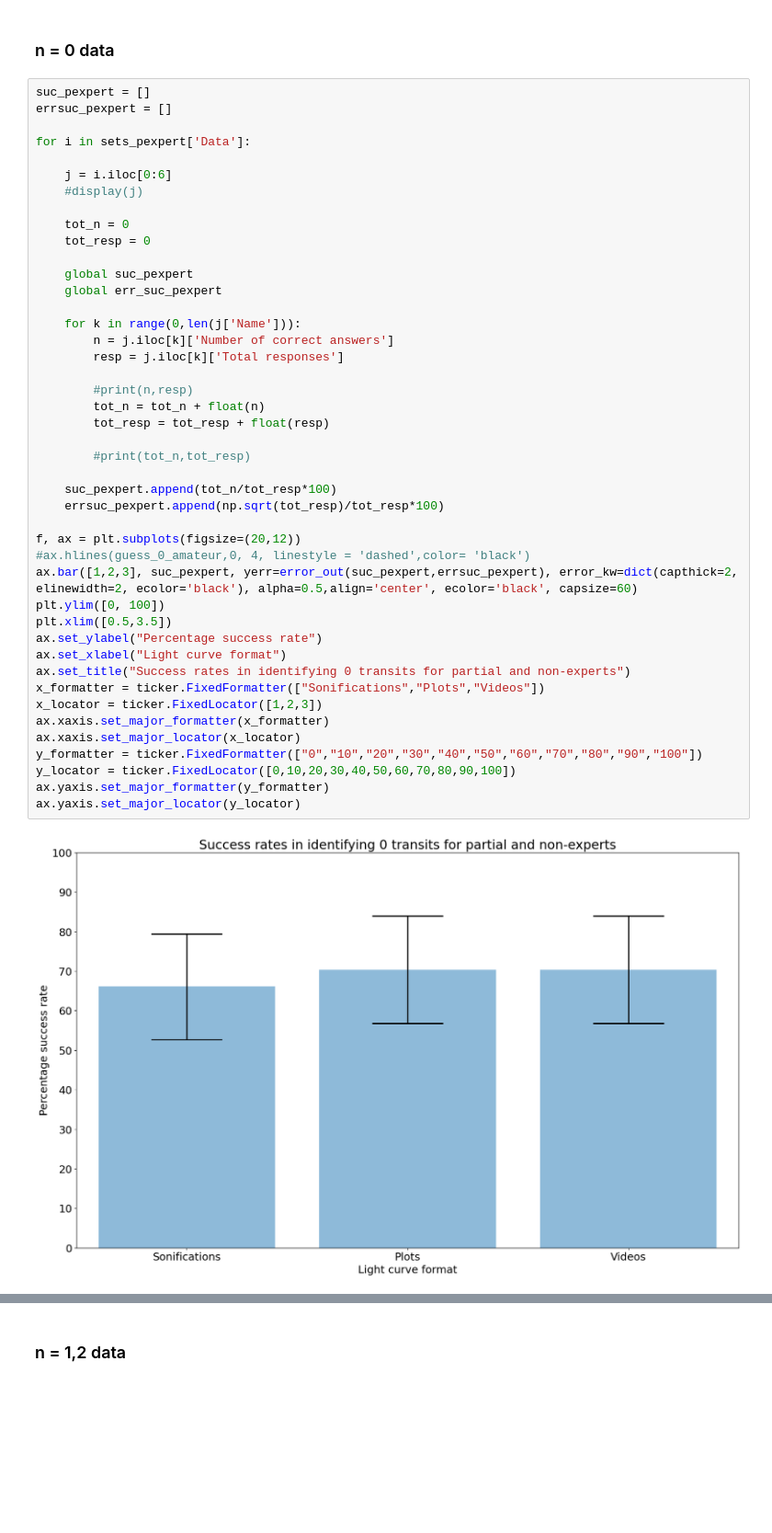
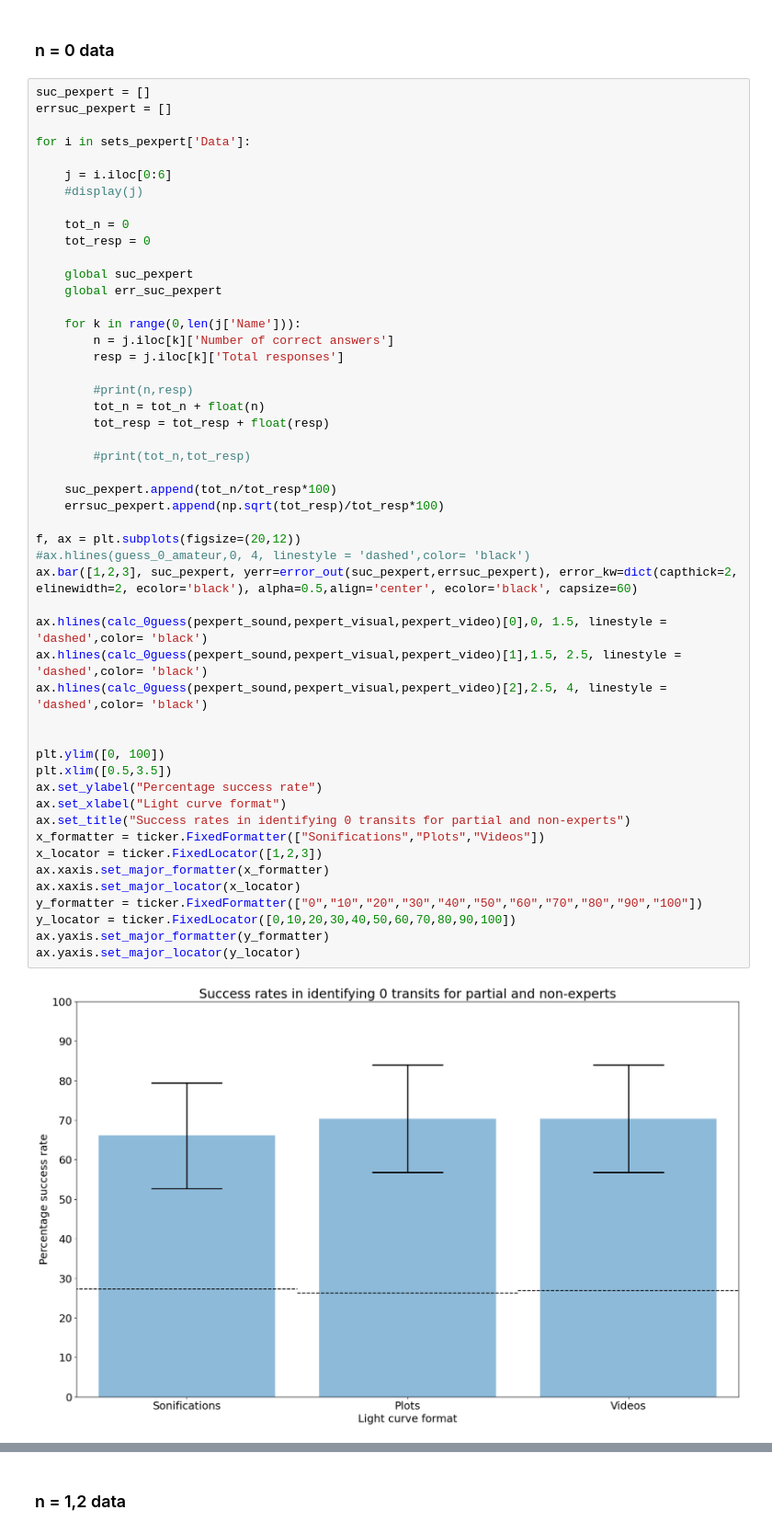
Before and after one commit to jacktuckerbrown/star-sound, a Jupyter notebook: analysis.ipynb, the cells around one changed output, grey strips where cells are left out. Shown at 92% size. Cells and saved outputs as stored; diff of their text form; blank space fills up the shorter version.

```diff
--- a/analysis.ipynb
+++ b/analysis.ipynb
@@ -2078,31 +2078,37 @@ for i in sets_pexpert['Data']:
     for k in range(0,len(j['Name'])):
         n = j.iloc[k]['Number of correct answers']
         resp = j.iloc[k]['Total responses']
 
         #print(n,resp)
         tot_n = tot_n + float(n)
         tot_resp = tot_resp + float(resp)
 
         #print(tot_n,tot_resp)
 
     suc_pexpert.append(tot_n/tot_resp*100)
     errsuc_pexpert.append(np.sqrt(tot_resp)/tot_resp*100)
 
 f, ax = plt.subplots(figsize=(20,12))
 #ax.hlines(guess_0_amateur,0, 4, linestyle = 'dashed',color= 'black')
 ax.bar([1,2,3], suc_pexpert, yerr=error_out(suc_pexpert,errsuc_pexpert), error_kw=dict(capthick=2, elinewidth=2, ecolor='black'), alpha=0.5,align='center', ecolor='black', capsize=60)
+
+ax.hlines(calc_0guess(pexpert_sound,pexpert_visual,pexpert_video)[0],0, 1.5, linestyle = 'dashed',color= 'black')
+ax.hlines(calc_0guess(pexpert_sound,pexpert_visual,pexpert_video)[1],1.5, 2.5, linestyle = 'dashed',color= 'black')
+ax.hlines(calc_0guess(pexpert_sound,pexpert_visual,pexpert_video)[2],2.5, 4, linestyle = 'dashed',color= 'black')
+
+
 plt.ylim([0, 100])
 plt.xlim([0.5,3.5])
 ax.set_ylabel("Percentage success rate")
 ax.set_xlabel("Light curve format")
 ax.set_title("Success rates in identifying 0 transits for partial and non-experts")
 x_formatter = ticker.FixedFormatter(["Sonifications","Plots","Videos"])
 x_locator = ticker.FixedLocator([1,2,3])
 ax.xaxis.set_major_formatter(x_formatter)
 ax.xaxis.set_major_locator(x_locator)
 y_formatter = ticker.FixedFormatter(["0","10","20","30","40","50","60","70","80","90","100"])
 y_locator = ticker.FixedLocator([0,10,20,30,40,50,60,70,80,90,100])
 ax.yaxis.set_major_formatter(y_formatter)
 ax.yaxis.set_major_locator(y_locator)
 # %% [output]
-[figure, old version]
+[figure, new version]
```
Also changed, not shown: parts of 4 cells of this notebook.
